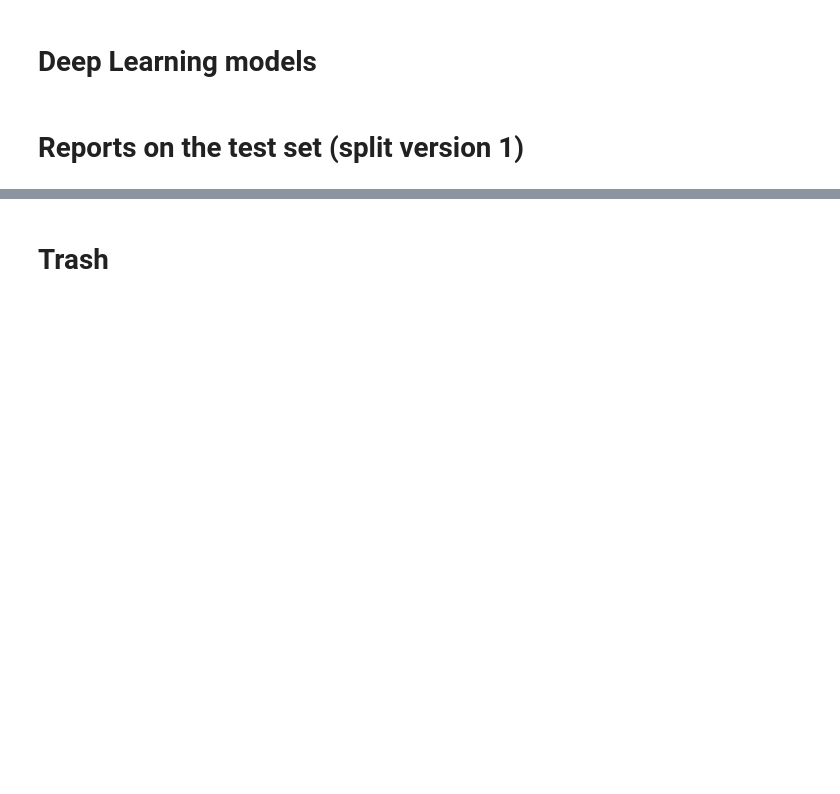
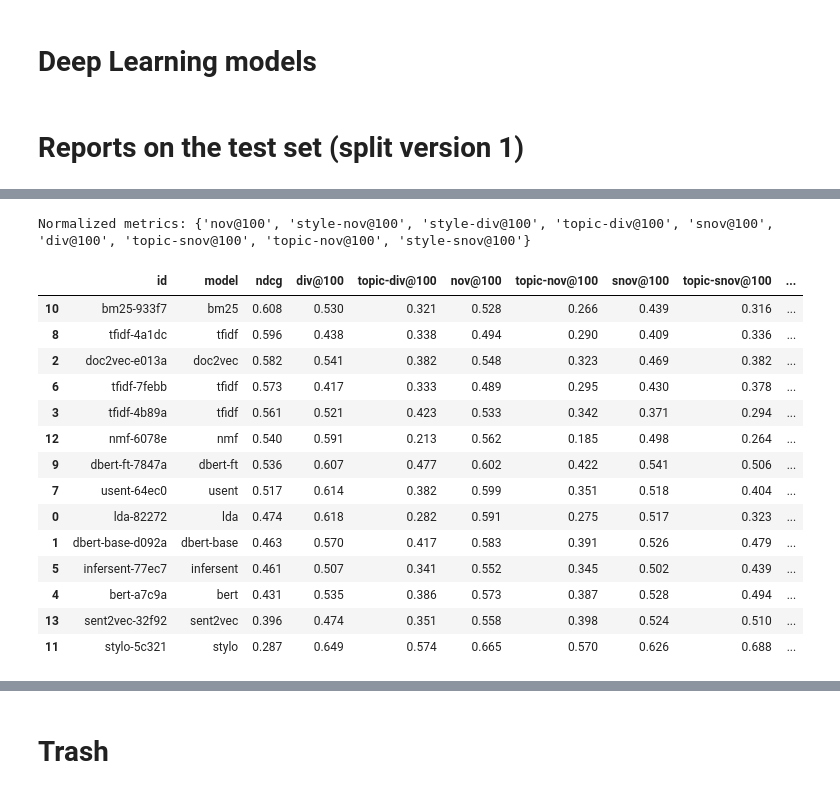
Before and after one commit to arthur-gallois/Twinews-adapted, a Jupyter notebook: twinews/evaluation/hjreport.ipynb, the cells around one changed output, grey strips where cells are left out. Saved outputs shown, nothing was run; the diff lists cells and outputs as text; code cells hidden in the pictures; blank space fills up the shorter version.

```diff
--- a/twinews/evaluation/hjreport.ipynb
+++ b/twinews/evaluation/hjreport.ipynb
@@ -208,0 +406,10 @@ printAll(splitVersion=1)
+# %%
+args = \
+(
+    'ndcg',
+    '^div@100$', '^topic-div@100$',
+    '^nov@100$', '^topic-nov@100$',
+    '^snov@100$', '^topic-snov@100$', '^avg-ser@100$',
+    '^bm25-ser@100$',
+)
+onlyFields = {'id', 'model'}
@@ -208,0 +429,20 @@ printAll(splitVersion=1)
+# %%
+models = "bert bm25 dbert-base dbert-ft doc2vec infersent lda nmf sent2vec stylo tfidf usent".split()
+basicPrint(models, *args, onlyFields=onlyFields, splitVersion=1, sortBy="ndcg", metricsDigits=5)
+# %% [output]
+Normalized metrics: {'nov@100', 'style-nov@100', 'style-div@100', 'topic-div@100', 'snov@100', 'div@100', 'topic-snov@100', 'topic-nov@100', 'style-snov@100'}
+|  | id | model | ndcg | div@100 | topic-div@100 | nov@100 | topic-nov@100 | snov@100 | topic-snov@100 | ... |
+| 10 | bm25-933f7 | bm25 | 0.608 | 0.530 | 0.321 | 0.528 | 0.266 | 0.439 | 0.316 | ... |
+| 8 | tfidf-4a1dc | tfidf | 0.596 | 0.438 | 0.338 | 0.494 | 0.290 | 0.409 | 0.336 | ... |
+| 2 | doc2vec-e013a | doc2vec | 0.582 | 0.541 | 0.382 | 0.548 | 0.323 | 0.469 | 0.382 | ... |
+| 6 | tfidf-7febb | tfidf | 0.573 | 0.417 | 0.333 | 0.489 | 0.295 | 0.430 | 0.378 | ... |
+| 3 | tfidf-4b89a | tfidf | 0.561 | 0.521 | 0.423 | 0.533 | 0.342 | 0.371 | 0.294 | ... |
+| 12 | nmf-6078e | nmf | 0.540 | 0.591 | 0.213 | 0.562 | 0.185 | 0.498 | 0.264 | ... |
+| 9 | dbert-ft-7847a | dbert-ft | 0.536 | 0.607 | 0.477 | 0.602 | 0.422 | 0.541 | 0.506 | ... |
+| 7 | usent-64ec0 | usent | 0.517 | 0.614 | 0.382 | 0.599 | 0.351 | 0.518 | 0.404 | ... |
+| 0 | lda-82272 | lda | 0.474 | 0.618 | 0.282 | 0.591 | 0.275 | 0.517 | 0.323 | ... |
+| 1 | dbert-base-d092a | dbert-base | 0.463 | 0.570 | 0.417 | 0.583 | 0.391 | 0.526 | 0.479 | ... |
+| 5 | infersent-77ec7 | infersent | 0.461 | 0.507 | 0.341 | 0.552 | 0.345 | 0.502 | 0.439 | ... |
+| 4 | bert-a7c9a | bert | 0.431 | 0.535 | 0.386 | 0.573 | 0.387 | 0.528 | 0.494 | ... |
+| 13 | sent2vec-32f92 | sent2vec | 0.396 | 0.474 | 0.351 | 0.558 | 0.398 | 0.524 | 0.510 | ... |
+| 11 | stylo-5c321 | stylo | 0.287 | 0.649 | 0.574 | 0.665 | 0.570 | 0.626 | 0.688 | ... |
```
Also changed, not shown: parts of 32 cells of this notebook, 6 other files.
